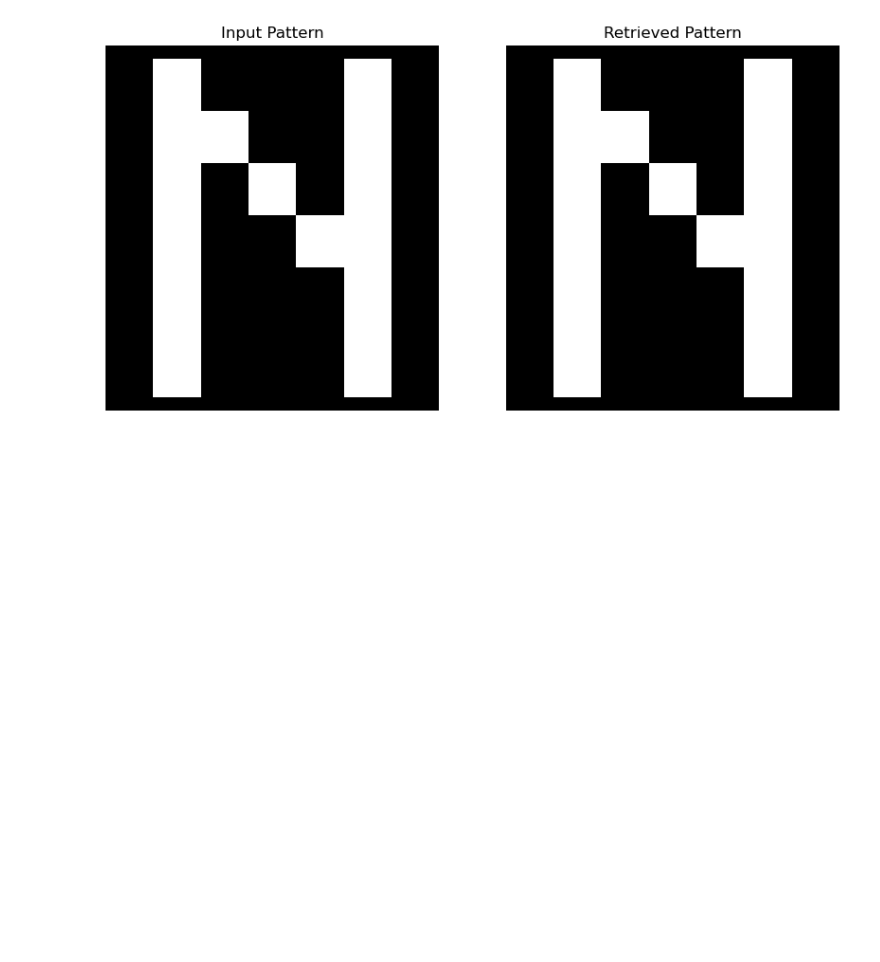
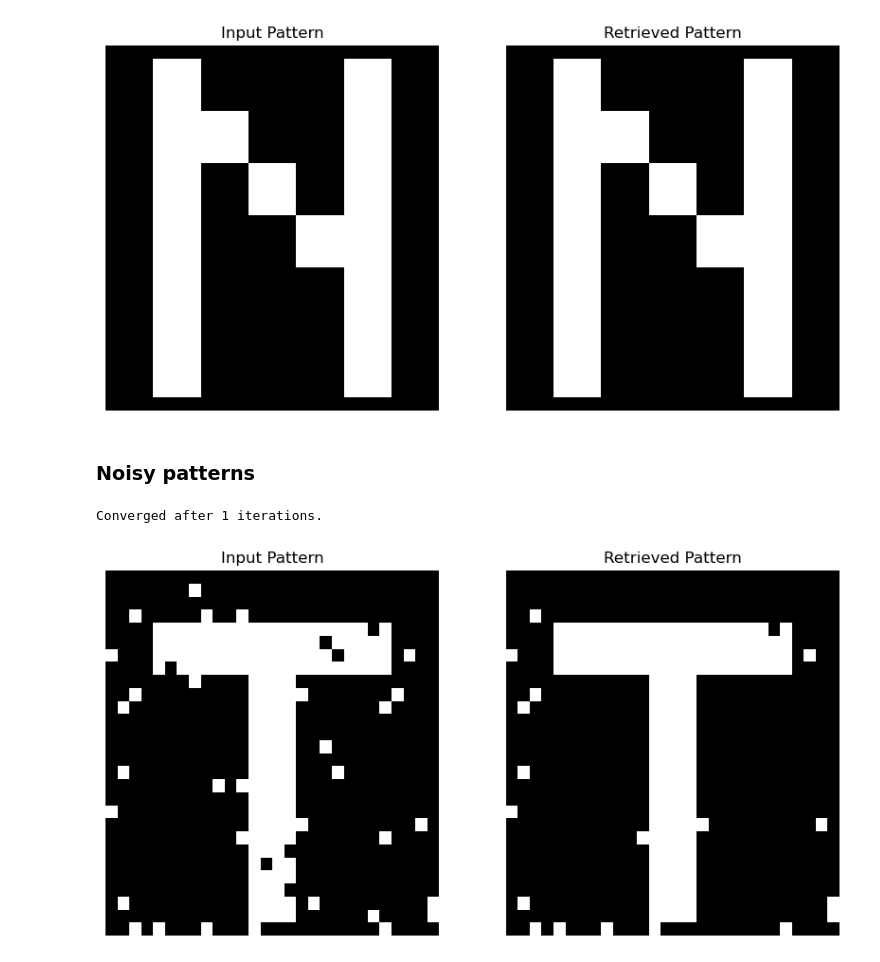
Before and after one commit to LLapsus/hopmemo, a Jupyter notebook: hopfield_demo.ipynb, the cells around one changed output. Cells and saved outputs as stored; diff of their text form; code cells hidden in the pictures; blank space fills up the shorter version.

Commit message:
Update execution counts and enhance markdown structure in Hopfield demo notebook

```diff
--- a/hopfield_demo.ipynb
+++ b/hopfield_demo.ipynb
@@ -84,7 +86,7 @@ plt.show()
 inp = X_mem[1].copy()
 out = hopfield_net.retrieve(inp, max_iterations=1000)
 
-fix, axs = plt.subplots(1, 2, figsize=(10, 5))
+fig, axs = plt.subplots(1, 2, figsize=(10, 5))
 sns.heatmap(inp.reshape(28,28), cmap='gray', cbar=False, ax=axs[0])
 sns.heatmap(out.reshape(28,28), cmap='gray', cbar=False, ax=axs[1])
 axs[0].set_title("Input Pattern")
@@ -97,3 +99,32 @@ plt.show()
 # %% [output]
 Converged after 0 iterations.
 [figure]
+# %% [markdown]
+### Noisy patterns
+# %%
+def add_noise(pattern, p=0.1):
+    """
+    Add noise to a binary pattern by flipping each bit with probability p.
+    """
+    noisy_pattern = pattern.copy()
+    n_flip = int(p * pattern.size)
+    flip_indices = np.random.choice(pattern.size, size=n_flip, replace=False)
+    noisy_pattern[flip_indices] *= -1
+    return noisy_pattern
+# %%
+inp = add_noise(X_mem[4], p=0.05)
+out = hopfield_net.retrieve(inp, max_iterations=1000)
+
+fig, axs = plt.subplots(1, 2, figsize=(10, 5))
+sns.heatmap(inp.reshape(28,28), cmap='gray', cbar=False, ax=axs[0])
+sns.heatmap(out.reshape(28,28), cmap='gray', cbar=False, ax=axs[1])
+axs[0].set_title("Input Pattern")
+axs[1].set_title("Retrieved Pattern")
+
+for i in range(2):
+    axs[i].set_xticks([])
+    axs[i].set_yticks([])
+plt.show()
+# %% [output]
+Converged after 1 iterations.
+[figure, added]
```
Also changed, not shown: parts of 1 cell of this notebook.
